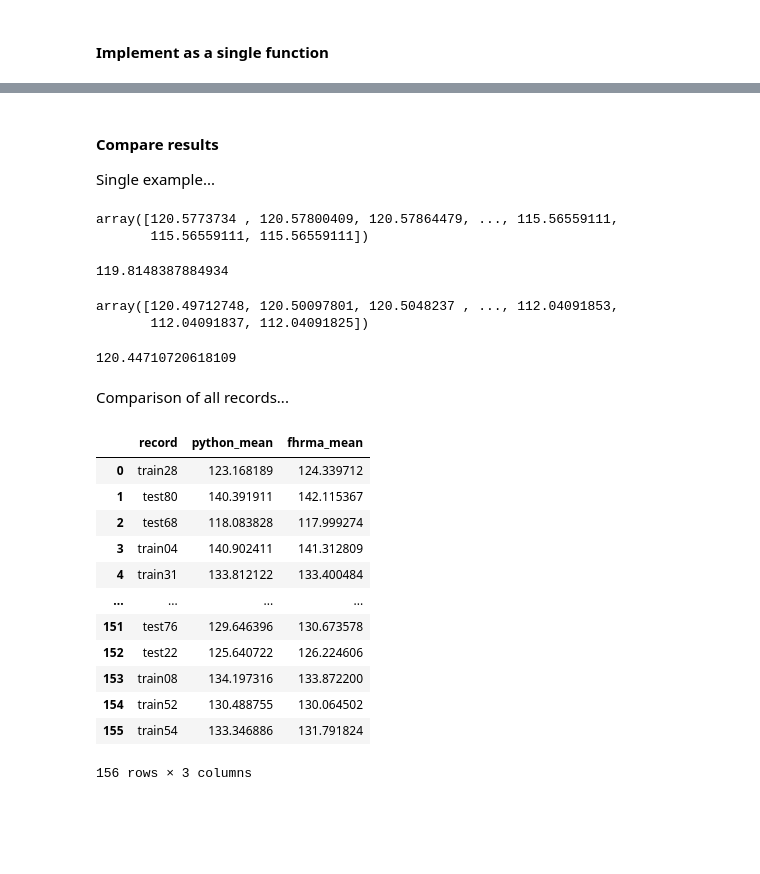
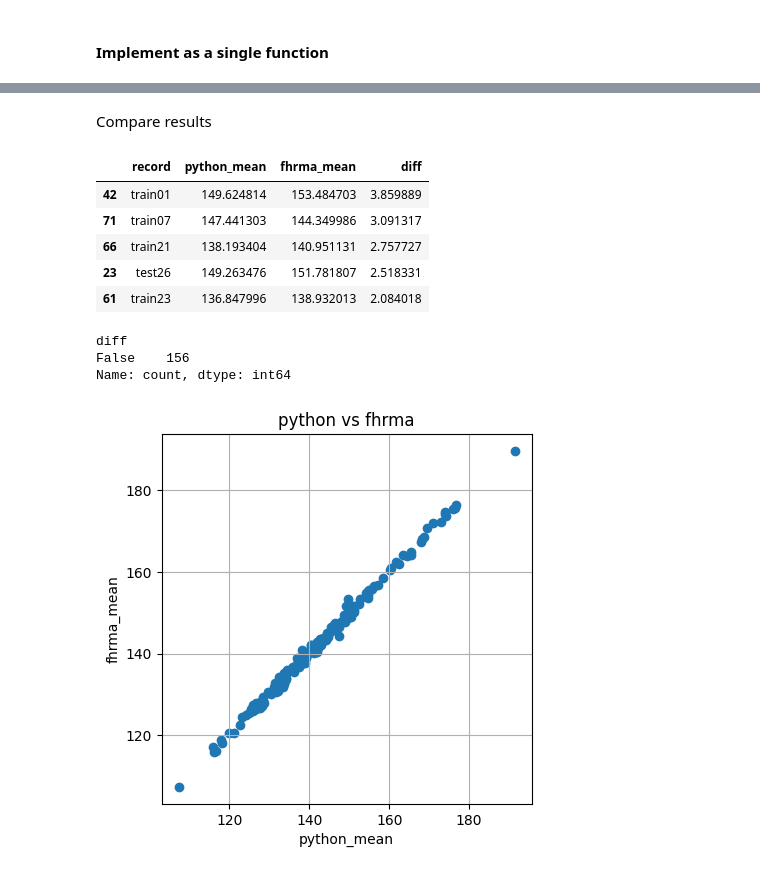
Before and after one commit to birth-outcomes/fhrma_python, a Jupyter notebook: taylor_2000_baseline.ipynb, the cells around one changed output, grey strips where cells are left out. Saved outputs shown, nothing was run; the diff lists cells and outputs as text; code cells hidden in the pictures; blank space fills up the shorter version.

Commit message:
Simplified to use the external functions to import data and so on

```diff
--- a/taylor_2000_baseline.ipynb
+++ b/taylor_2000_baseline.ipynb
@@ -40,3 +38,5 @@ paths = Paths()
+# %%
+raw_fhr, fhrma_base, fhrma_acc, fhrma_dec = load_data(fhrma_path = './data/T_orig.mat')
 # %% [markdown]
 ## Implementation in MATLAB
 
@@ -132,0 +114,6 @@ Name: 0, dtype: int64
+# %%
+# Get an example
+fhr = pd.Series(raw_fhr['train01'])
+
+# Preview the series
+fhr.head()
@@ -401,49 +324,41 @@ array([120.25, 120.25, 120.  , ..., 111.  , 112.75, 112.75])
 # Create dictionary to store results
 python_taylor = dict()
 
-for key, value in clean_fhr.items():
+for key, value in raw_fhr.items():
     python_taylor[key] = taylor_baseline(pd.Series(value), show_plot=False)
-# %% [markdown]
-#### Compare results
-
-Single example...
-# %%
-display(python_taylor['test01'])
-display(python_taylor['test01'].mean())
-# %% [output]
-array([120.5773734 , 120.57800409, 120.57864479, ..., 115.56559111,
-       115.56559111, 115.56559111])
-119.8148387884934
-# %%
-display(fhrma_taylor['test01'])
-display(fhrma_taylor['test01'].mean())
-# %% [output]
-array([120.49712748, 120.50097801, 120.5048237 , ..., 112.04091853,
-       112.04091837, 112.04091825])
-120.44710720618109
-# %% [markdown]
-Comparison of all records...
+# %% [markdown]
+Compare results
 # %%
 # Find mean of each record and combine dataframes
 python_df = pd.DataFrame({
     'record': python_taylor.keys(),
     'python_mean': [python_taylor[i].mean() for i in python_taylor.keys()]})
 fhrma_df = pd.DataFrame({
-    'record': fhrma_taylor.keys(),
-    'fhrma_mean': [fhrma_taylor[i].mean() for i in fhrma_taylor.keys()]})
+    'record': fhrma_base.keys(),
+    'fhrma_mean': [fhrma_base[i].mean() for i in fhrma_base.keys()]})
+
+# Combine into single dataframe
 compare_mean = pd.merge(python_df, fhrma_df, on='record')
-compare_mean
+
+# Add column with difference in means
+compare_mean['diff'] = abs(compare_mean['python_mean'] - compare_mean['fhrma_mean'])
+
+# Preview dataframe, starting with records with the greatest difference
+display(compare_mean.sort_values(by='diff', ascending=False).head())
+
+# Record how many are exactly the same
+display((compare_mean['diff'] == 0).value_counts())
+
+# Present in a figure
+compare_means(compare_mean, 'python_mean', 'fhrma_mean', 'python vs fhrma')
 # %% [output]
-|  | record | python_mean | fhrma_mean |
-| 0 | train28 | 123.168189 | 124.339712 |
-| 1 | test80 | 140.391911 | 142.115367 |
-| 2 | test68 | 118.083828 | 117.999274 |
-| 3 | train04 | 140.902411 | 141.312809 |
-| 4 | train31 | 133.812122 | 133.400484 |
-| ... | ... | ... | ... |
-| 151 | test76 | 129.646396 | 130.673578 |
-| 152 | test22 | 125.640722 | 126.224606 |
-| 153 | train08 | 134.197316 | 133.872200 |
-| 154 | train52 | 130.488755 | 130.064502 |
-| 155 | train54 | 133.346886 | 131.791824 |
+|  | record | python_mean | fhrma_mean | diff |
+| 42 | train01 | 149.624814 | 153.484703 | 3.859889 |
+| 71 | train07 | 147.441303 | 144.349986 | 3.091317 |
+| 66 | train21 | 138.193404 | 140.951131 | 2.757727 |
+| 23 | test26 | 149.263476 | 151.781807 | 2.518331 |
+| 61 | train23 | 136.847996 | 138.932013 | 2.084018 |
-156 rows × 3 columns
+diff
+False    156
+Name: count, dtype: int64
+[figure, added]
```
Also changed, not shown: parts of 22 cells of this notebook.
